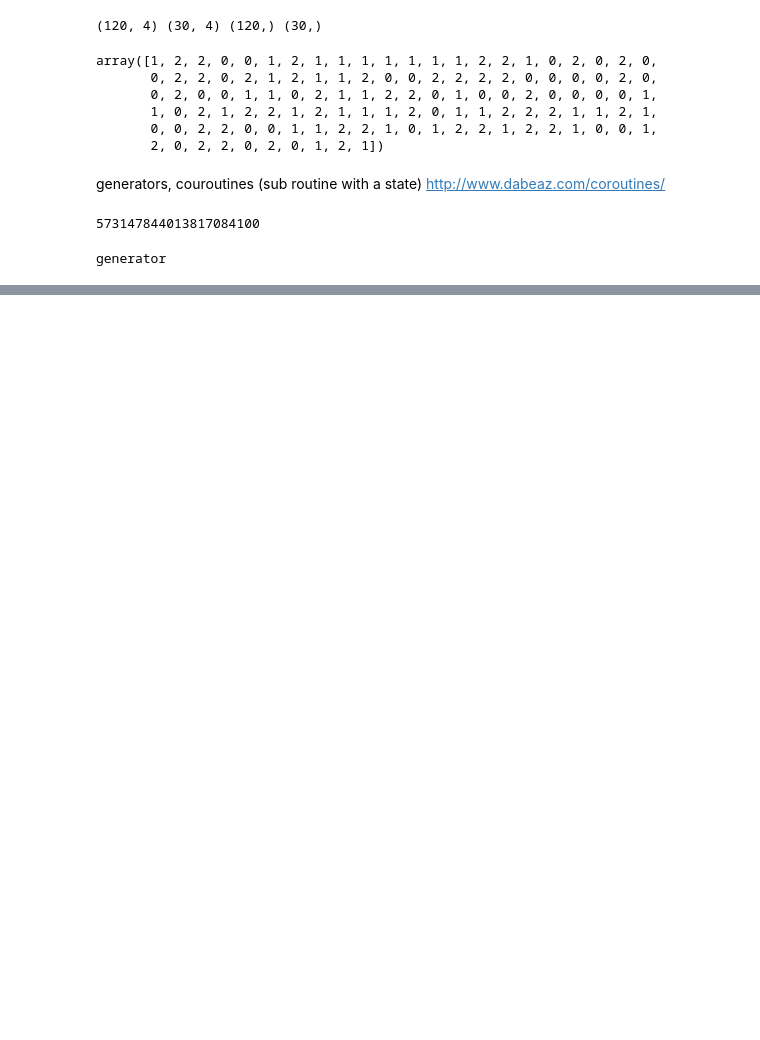
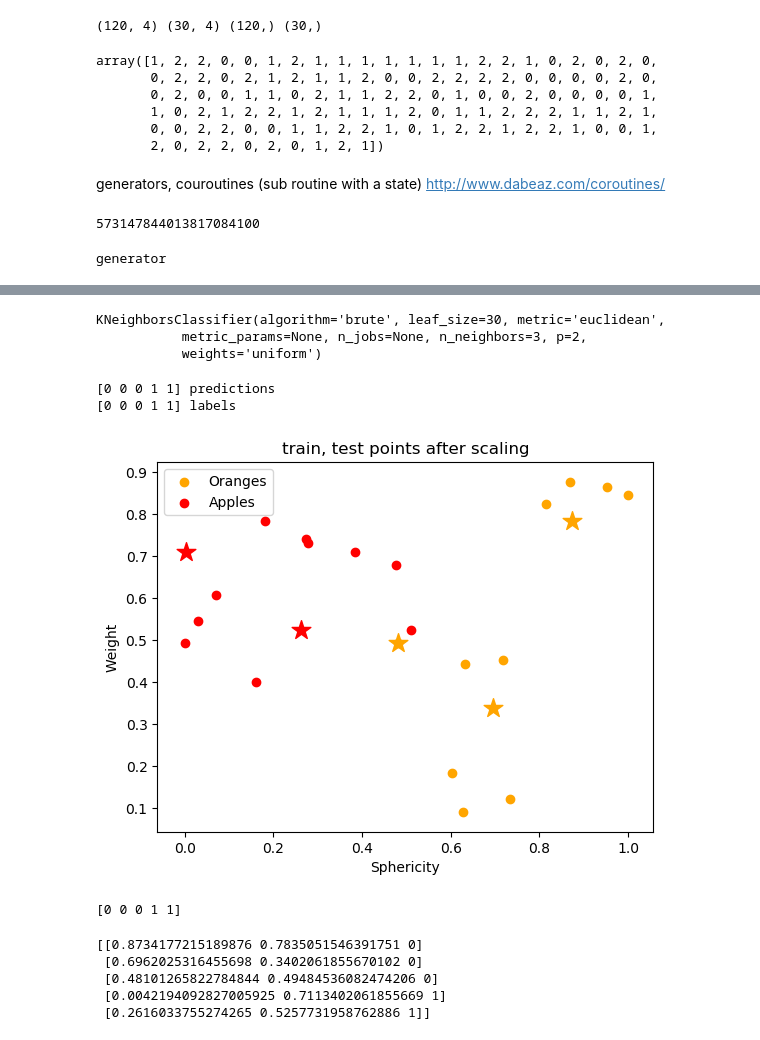
Before and after one commit to shrys/notebooks, a Jupyter notebook: 0/4-20_classification.ipynb, the cells around one changed output, grey strips where cells are left out. Saved outputs shown, nothing was run; the diff lists cells and outputs as text; code cells hidden in the pictures; blank space fills up the shorter version.

```diff
--- a/0/4-20_classification.ipynb
+++ b/0/4-20_classification.ipynb
@@ -64,0 +198,4 @@ generator
+# %%
+from sklearn.preprocessing import MinMaxScaler
+scaler = MinMaxScaler()
+data.head()
@@ -64,0 +209,2 @@ generator
+# %%
+data[['Sphericity','Weight']] = scaler.fit_transform(data[['Sphericity','Weight']])
@@ -64,0 +220,4 @@ generator
+# %%
+train = data[0:60:3] #20 data points
+# %%
+test = data[1:50:10] #5 data points
@@ -64,0 +230,6 @@ generator
+# %%
+neigh.fit(traindata,train.labels)
+# %% [output]
+KNeighborsClassifier(algorithm='brute', leaf_size=30, metric='euclidean',
+           metric_params=None, n_jobs=None, n_neighbors=3, p=2,
+           weights='uniform')
@@ -64,0 +240,36 @@ generator
+# %%
+print(pred1,'predictions')
+print(test.values[:,3],'labels')
+# %% [output]
+[0 0 0 1 1] predictions
+[0 0 0 1 1] labels
+# %%
+plt.style.use('default')
+oranges = train[train.labels == 0]
+apples = train[train.labels == 1]
+plt.scatter(oranges.Sphericity, oranges.Weight,color='orange',marker='o')
+plt.scatter(apples.Sphericity, apples.Weight,color='red',marker='o')
+oranges = test[test.labels == 0]
+apples = test[test.labels == 1]
+plt.scatter(oranges.Sphericity, oranges.Weight,color='orange',marker='*',s=200)
+plt.scatter(apples.Sphericity,apples.Weight,color='red',marker='*',s=200)
+plt.xlabel('Sphericity')
+plt.ylabel('Weight')
+plt.legend(['Oranges','Apples'])
+plt.title('train, test points after scaling')
+plt.show()
+# %% [output]
+[figure, added]
+# %%
+print(pred1.T)
+pred2 =np.column_stack((test1,pred1.T))
+# %% [output]
+[0 0 0 1 1]
+# %%
+print(pred2)
+# %% [output]
+[[0.8734177215189876 0.7835051546391751 0]
+ [0.6962025316455698 0.3402061855670102 0]
+ [0.48101265822784844 0.49484536082474206 0]
+ [0.0042194092827005925 0.7113402061855669 1]
+ [0.2616033755274265 0.5257731958762886 1]]
```
Also changed, not shown: parts of 27 cells of this notebook, 1 other file.
